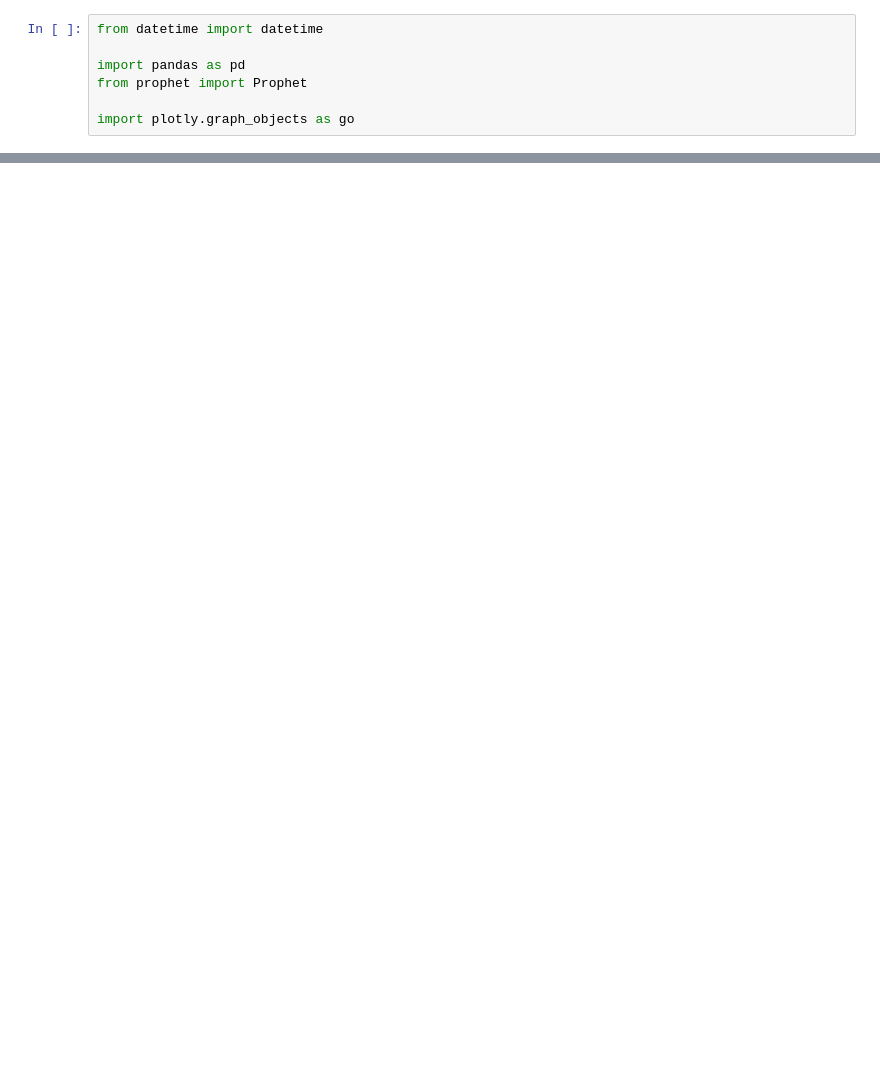
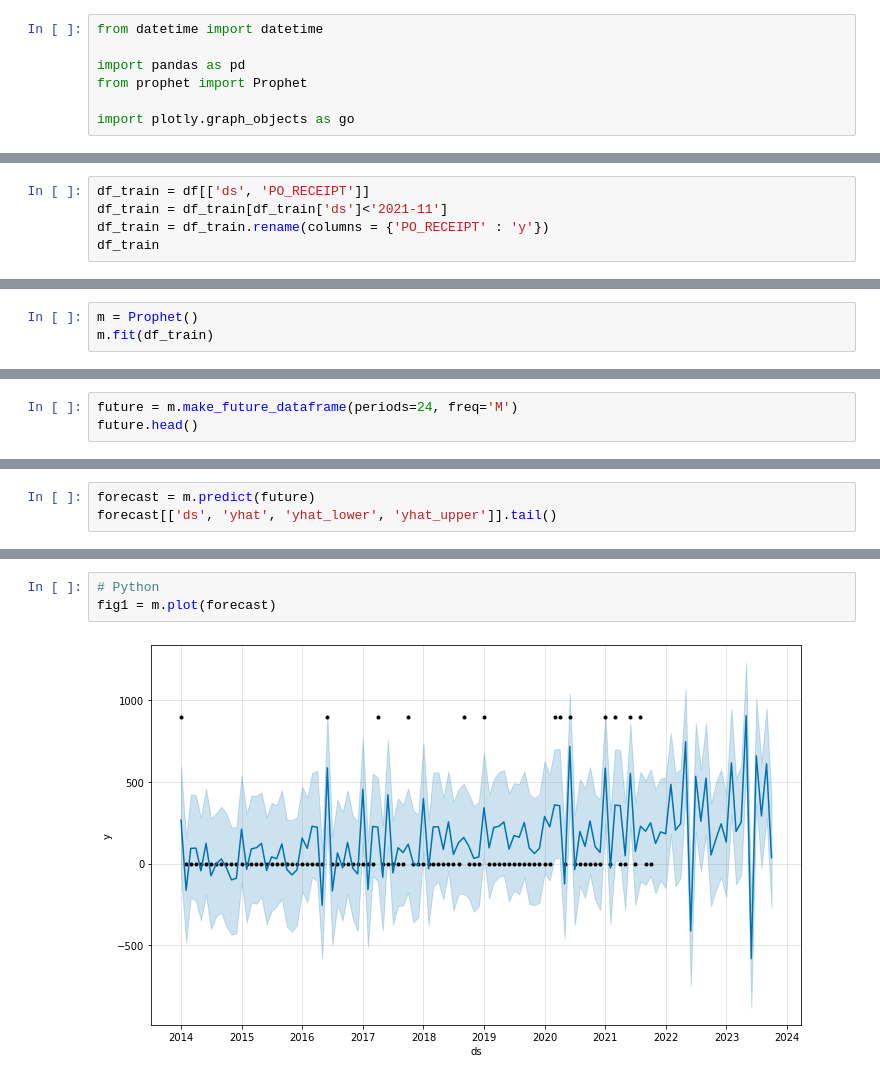
Before and after one commit to Sohn6523/Automation-Demand-Forecast, a Jupyter notebook: notebooks/prophet_item3.ipynb, the cells around one changed output, grey strips where cells are left out. Saved outputs shown, nothing was run; the diff lists cells and outputs as text; blank space fills up the shorter version.

```diff
--- a/notebooks/prophet_item3.ipynb
+++ b/notebooks/prophet_item3.ipynb
@@ -24,0 +35,5 @@ df_tmp
+# %%
+df_train = df[['ds', 'PO_RECEIPT']]
+df_train = df_train[df_train['ds']<'2021-11']
+df_train = df_train.rename(columns = {'PO_RECEIPT' : 'y'})
+df_train
@@ -24,0 +54,3 @@ df_tmp
+# %%
+m = Prophet()
+m.fit(df_train)
@@ -24,0 +61,3 @@ df_tmp
+# %%
+future = m.make_future_dataframe(periods=24, freq='M')
+future.head()
@@ -24,0 +71,3 @@ df_tmp
+# %%
+forecast = m.predict(future)
+forecast[['ds', 'yhat', 'yhat_lower', 'yhat_upper']].tail()
@@ -24,0 +81,5 @@ df_tmp
+# %%
+# Python
+fig1 = m.plot(forecast)
+# %% [output]
+[figure, added]
```
Also changed, not shown: parts of 8 cells of this notebook.
